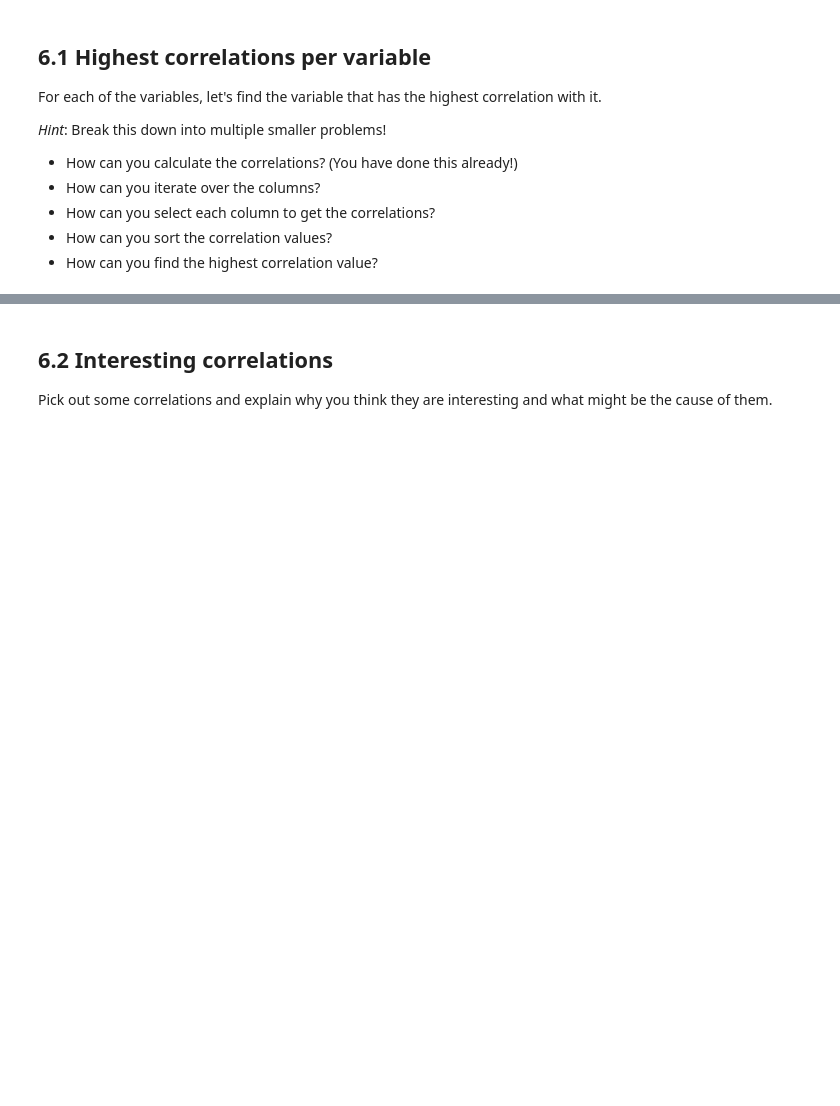
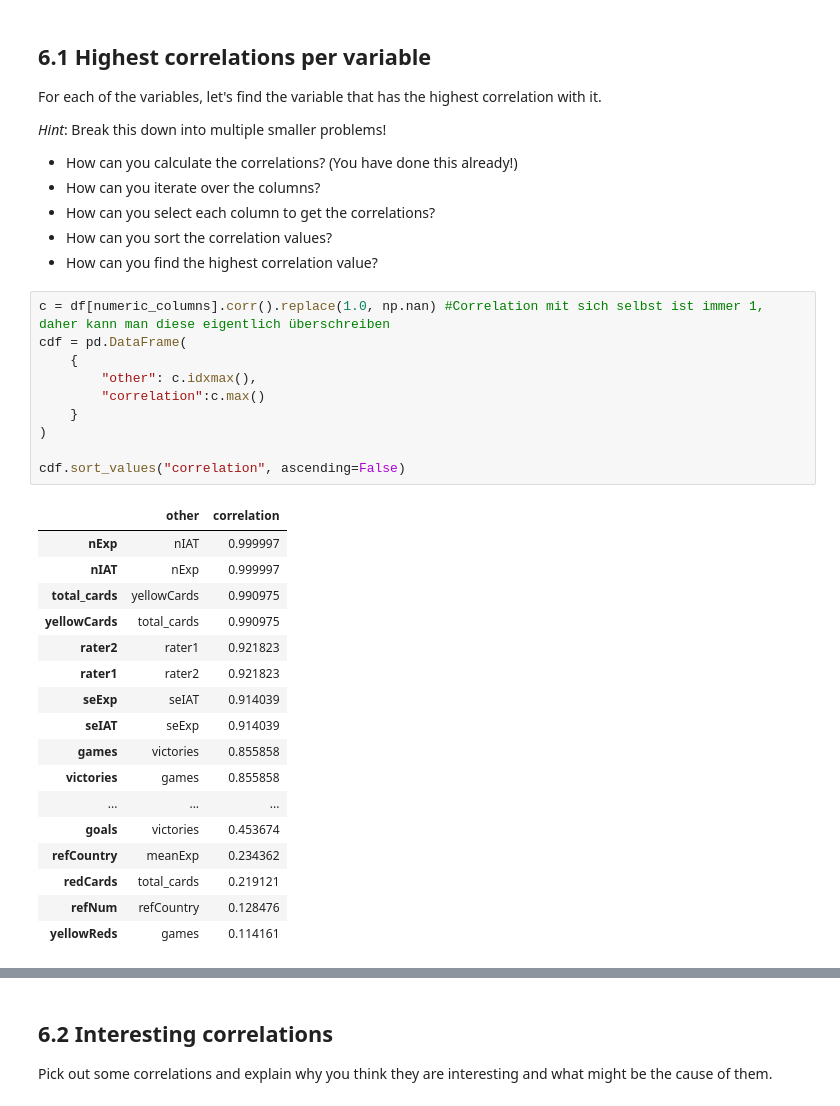
Before and after one commit to luetzyas/hsg-fs23-ds-exercises, a Jupyter notebook: E02_exercise02_blank.ipynb, the cells around one changed output, grey strips where cells are left out. Cells and saved outputs as stored; diff of their text form; blank space fills up the shorter version.

```diff
--- a/E02_exercise02_blank.ipynb
+++ b/E02_exercise02_blank.ipynb
@@ -281,3 +337,31 @@ For each of the variables, let's find the variable that has the highest correlat
 - How can you select each column to get the correlations?
 - How can you sort the correlation values?
 - How can you find the highest correlation value?
+# %%
+c = df[numeric_columns].corr().replace(1.0, np.nan) #Correlation mit sich selbst ist immer 1, daher kann man diese eigentlich überschreiben
+cdf = pd.DataFrame(
+    {
+        "other": c.idxmax(),
+        "correlation":c.max()
+    }
+)
+
+cdf.sort_values("correlation", ascending=False)
+# %% [output]
+|  | other | correlation |
+| nExp | nIAT | 0.999997 |
+| nIAT | nExp | 0.999997 |
+| total_cards | yellowCards | 0.990975 |
+| yellowCards | total_cards | 0.990975 |
+| rater2 | rater1 | 0.921823 |
+| rater1 | rater2 | 0.921823 |
+| seExp | seIAT | 0.914039 |
+| seIAT | seExp | 0.914039 |
+| games | victories | 0.855858 |
+| victories | games | 0.855858 |
+| ... | ... | ... |
+| goals | victories | 0.453674 |
+| refCountry | meanExp | 0.234362 |
+| redCards | total_cards | 0.219121 |
+| refNum | refCountry | 0.128476 |
+| yellowReds | games | 0.114161 |
```
Also changed, not shown: parts of 11 cells of this notebook, 8 other files.
